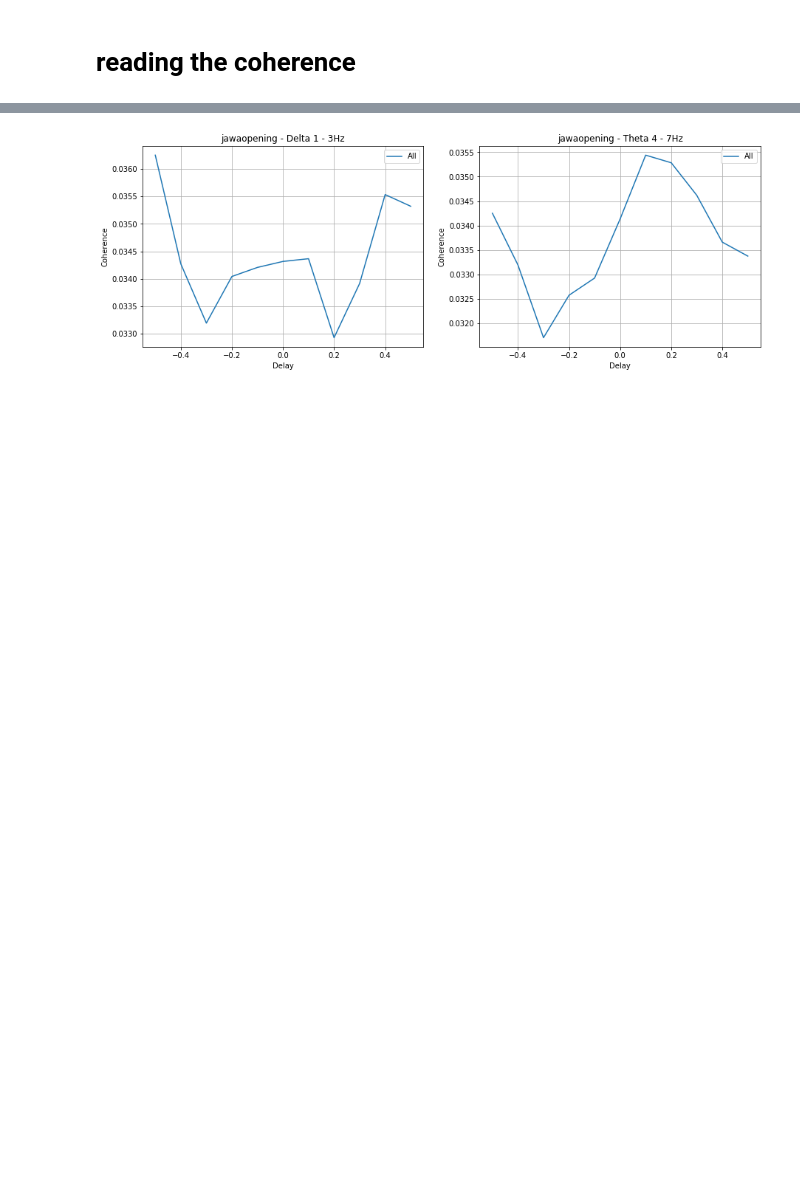
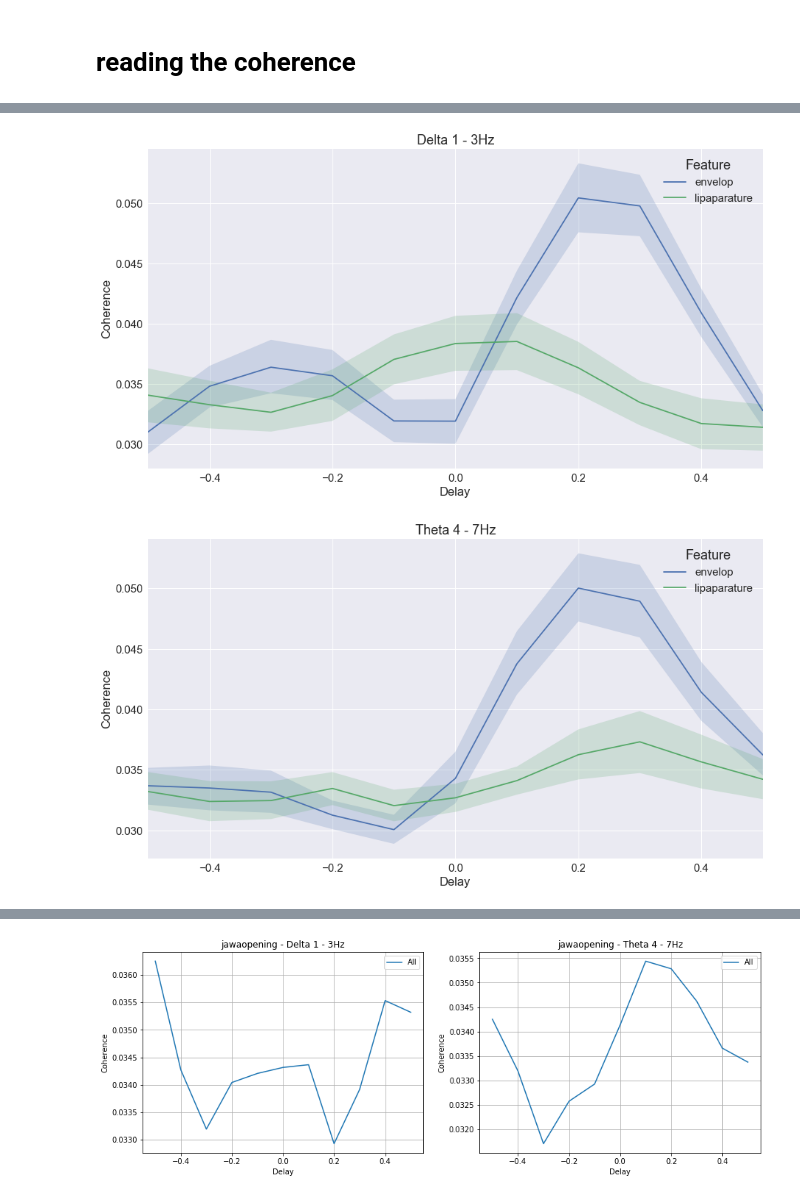
Before and after one commit to sankar-mukherjee/entrainment_python, a Jupyter notebook: coherence_investigate.ipynb, the cells around one changed output, grey strips where cells are left out. Saved outputs shown, nothing was run; the diff lists cells and outputs as text; code cells hidden in the pictures; blank space fills up the shorter version.

```diff
--- a/coherence_investigate.ipynb
+++ b/coherence_investigate.ipynb
@@ -63,3 +71,26 @@ a=a.groupby(['Subject','Condition']).sum()['noTrials'].unstack().plot(kind='bar'
+# %%
+freq_band = ['Delta 1 - 3Hz','Theta 4 - 7Hz','Alpha 8 - 12Hz','Beta 13 - 25Hz','Gamma 30 - 40Hz']
+freq_band = ['Delta 1 - 3Hz','Theta 4 - 7Hz']
+
+extra_channels = ['envelop','jawaopening','lipaparature','lipProtrusion','TTCD','TMCD','TBCD']
+extra_channels = ['envelop','lipaparature']
+
+condition = ['Hyper','Normal','Hypo','All']
+condition = ['All']
+
+delay = np.arange(-5,6) / 10
+
+for f in freq_band:
+    a = data.loc[extra_channels,f,condition,delay,subject_name]['Coherence']
+    a = pd.DataFrame(a.reset_index())
+
+    fig, axes = plt.subplots(1, 1,figsize=(15,8))
+    # Plot the response with standard error
+    b=sns.tsplot(data=a, time="Delay", unit="Subject",condition="Feature", value="Coherence",ax=axes)
+    b=b.set_title(f)
+# %% [output]
+[figure, added]
+[figure, added]
 # %%
 def get_coherence_value_delay(data,name,subject_name,delay,condition):
     D = []
```
Also changed, not shown: parts of 7 cells of this notebook.
